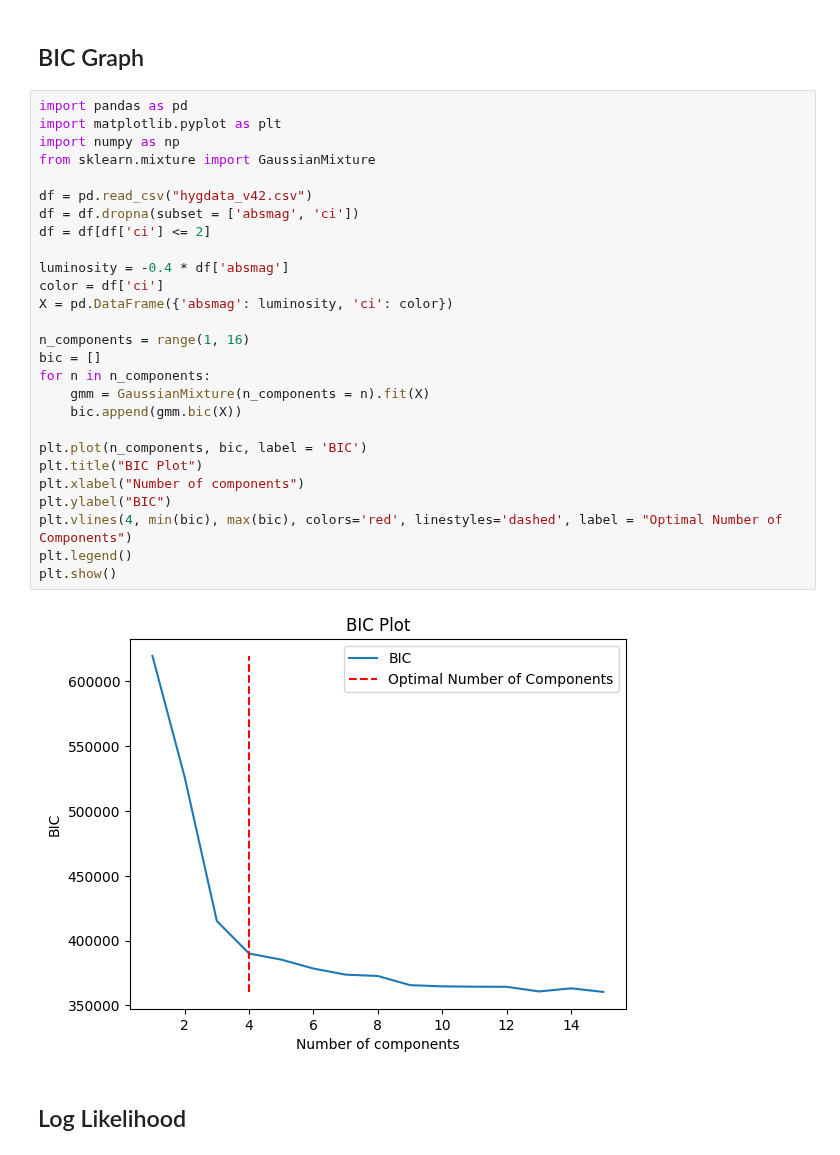
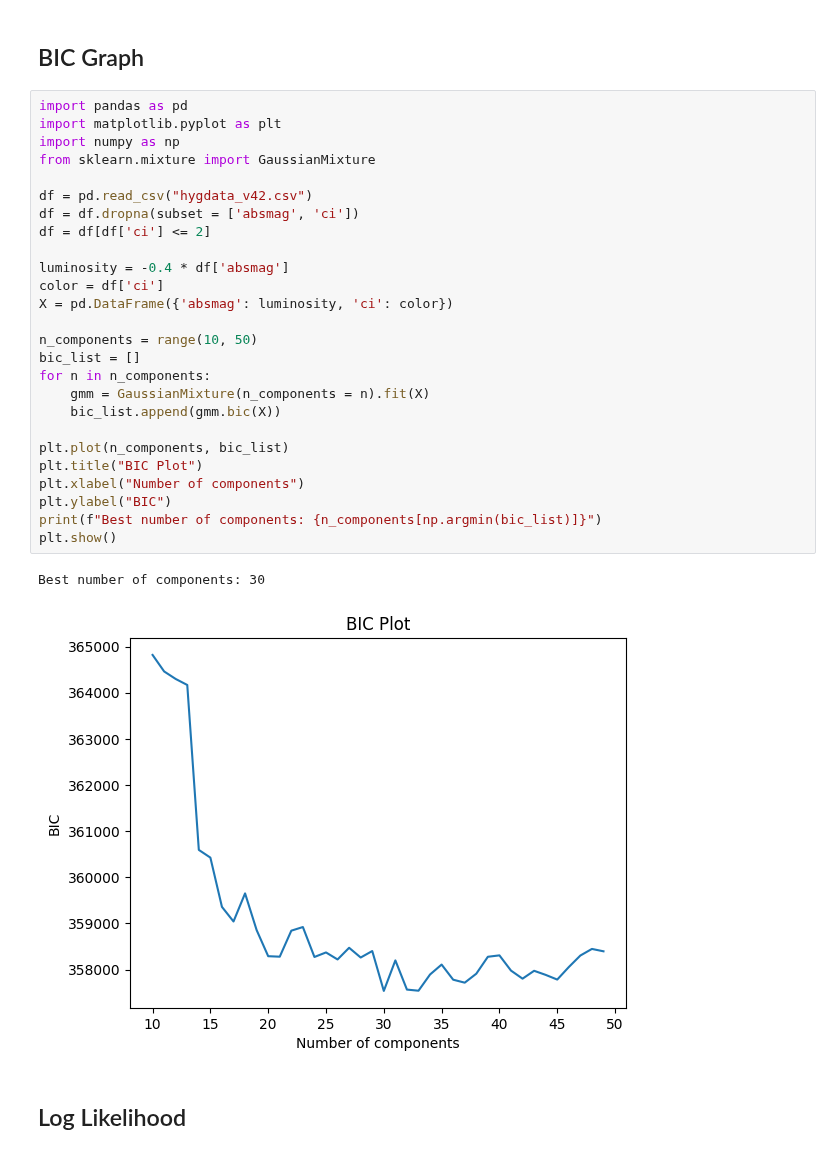
Before and after one commit to queue-h/ISCI-396, a Jupyter notebook: problem_sets/Problem_Set_8.ipynb, the cells around one changed output. Saved outputs shown, nothing was run; the diff lists cells and outputs as text.

```diff
--- a/problem_sets/Problem_Set_8.ipynb
+++ b/problem_sets/Problem_Set_8.ipynb
@@ -52,32 +52,32 @@ plt.show()
 # %%
 import pandas as pd
 import matplotlib.pyplot as plt
 import numpy as np
 from sklearn.mixture import GaussianMixture
 
 df = pd.read_csv("hygdata_v42.csv")
 df = df.dropna(subset = ['absmag', 'ci'])
 df = df[df['ci'] <= 2]
 
 luminosity = -0.4 * df['absmag']
 color = df['ci']
 X = pd.DataFrame({'absmag': luminosity, 'ci': color})
 
-n_components = range(1, 16)
-bic = []
+n_components = range(10, 50)
+bic_list = []
 for n in n_components:
     gmm = GaussianMixture(n_components = n).fit(X)
-    bic.append(gmm.bic(X))
+    bic_list.append(gmm.bic(X))
 
-plt.plot(n_components, bic, label = 'BIC')
+plt.plot(n_components, bic_list)
 plt.title("BIC Plot")
 plt.xlabel("Number of components")
 plt.ylabel("BIC")
-plt.vlines(4, min(bic), max(bic), colors='red', linestyles='dashed', label = "Optimal Number of Components")
-plt.legend()
+print(f"Best number of components: {n_components[np.argmin(bic_list)]}")
 plt.show()
 # %% [output]
+Best number of components: 30
-[figure, old version]
+[figure, new version]
 # %% [markdown]
 ## Log Likelihood
 # %%
```
Also changed, not shown: parts of 2 cells of this notebook, 3 other files.
